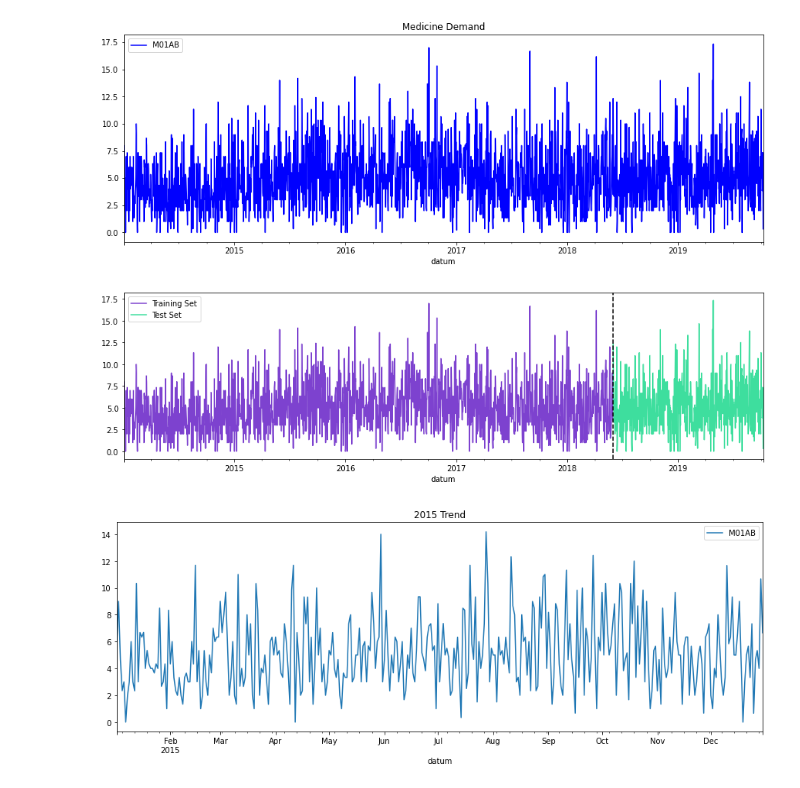
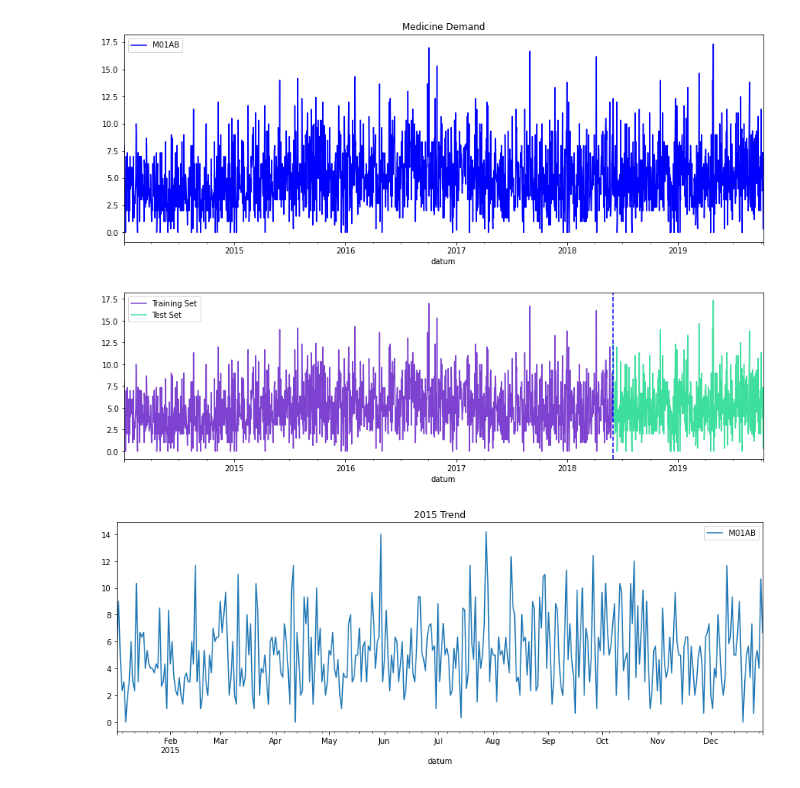
Before and after one commit to varma59/MedicineDemand-TimeSeries, a Jupyter notebook: demand-timeseries.ipynb, the cells around one changed output. Cells and saved outputs as stored; diff of their text form; code cells hidden in the pictures.

```diff
--- a/demand-timeseries.ipynb
+++ b/demand-timeseries.ipynb
@@ -43,12 +47,12 @@ test_data=date_index_df.loc[date_index_df.index>='06-01-2018']
 # %%
 fig,ax=plt.subplots(figsize=(15,4))
 train_data.plot(ax=ax, label='Train Set',color='#7d42cf')
 test_data.plot(ax=ax, label='Test Set',color='#3ede9e')
-ax.axvline('06-01-2018',color='black',ls='--')
+ax.axvline('06-01-2018',color='blue',ls='--')
 ax.legend(['Training Set','Test Set'])
 plt.show()
 # %% [output]
-[figure, old version]
+[figure, new version]
 # %%
 #looking at the trend in the first year - 2015
 date_index_df.loc[(date_index_df.index>'01-01-2015')&(date_index_df.index<'12-31-2015')].plot(figsize=(15,5),title='2015 Trend')
```
Also changed, not shown: parts of 10 cells of this notebook, 2 other files.
